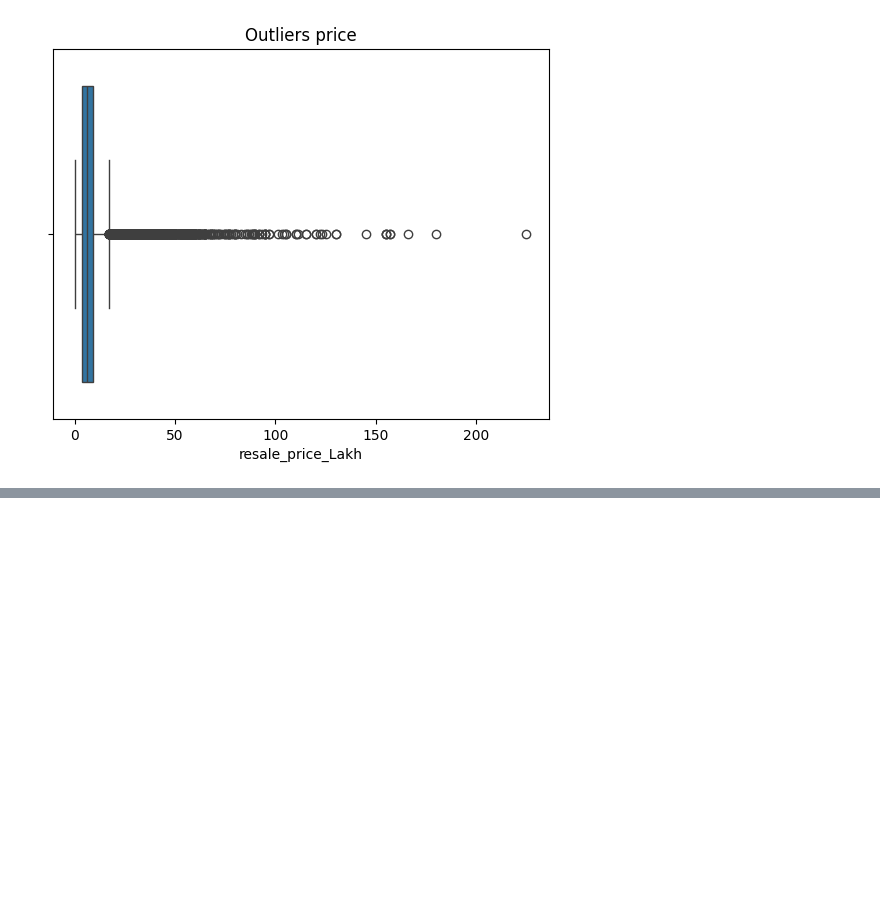
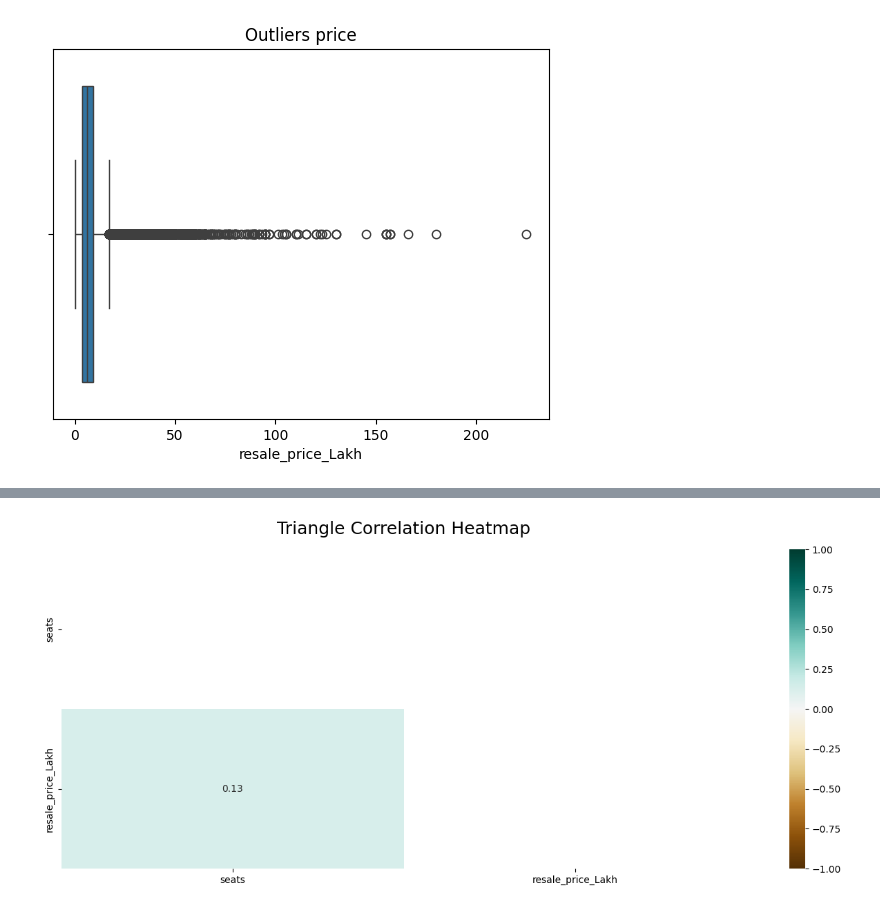
Before and after one commit to ruicoelhor22/AASE, a Jupyter notebook: dataQuality2.ipynb, the cells around one changed output, grey strips where cells are left out. Saved outputs shown, nothing was run; the diff lists cells and outputs as text; code cells hidden in the pictures; blank space fills up the shorter version.

```diff
--- a/dataQuality2.ipynb
+++ b/dataQuality2.ipynb
@@ -167,0 +244,18 @@ Text(0.5, 1.0, 'Outliers price')
+# %%
+# Correlation triangular heatmap
+# Select columns
+columns_of_interest = ['seats', 'resale_price_Lakh']
+subset_df = df[columns_of_interest]
+
+plt.figure(figsize=(16, 6))
+
+# Set the mask to only display the bottom half of the heatmap
+mask = np.triu(np.ones_like(subset_df.corr(), dtype=bool))
+
+# heatmap
+heatmap = sns.heatmap(subset_df.corr(), mask=mask, vmin=-1, vmax=1, annot=True, cmap='BrBG')
+heatmap.set_title('Triangle Correlation Heatmap', fontdict={'fontsize': 18}, pad=16)
+
+plt.show()
+# %% [output]
+[figure, added]
```
Also changed, not shown: parts of 11 cells of this notebook.
